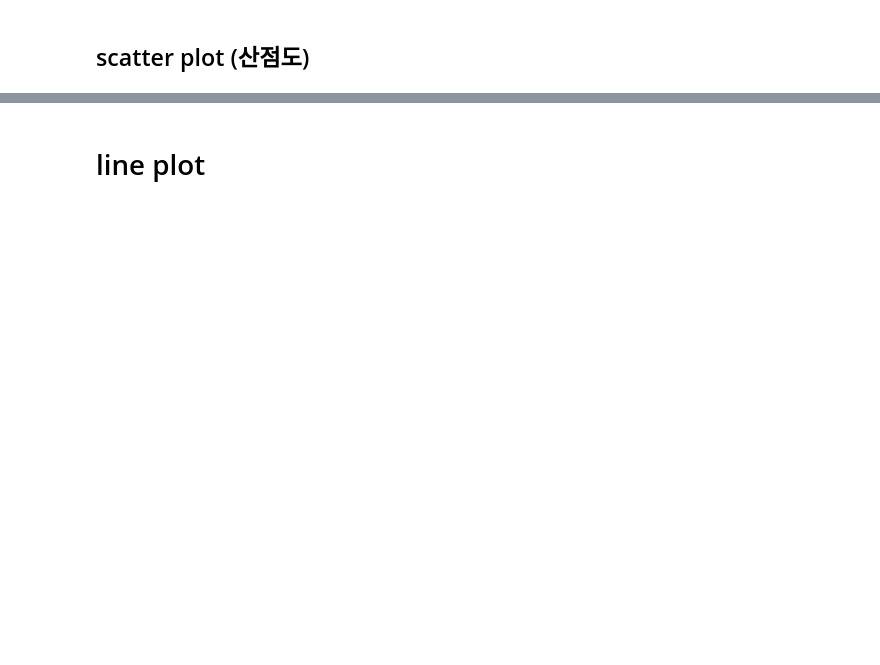
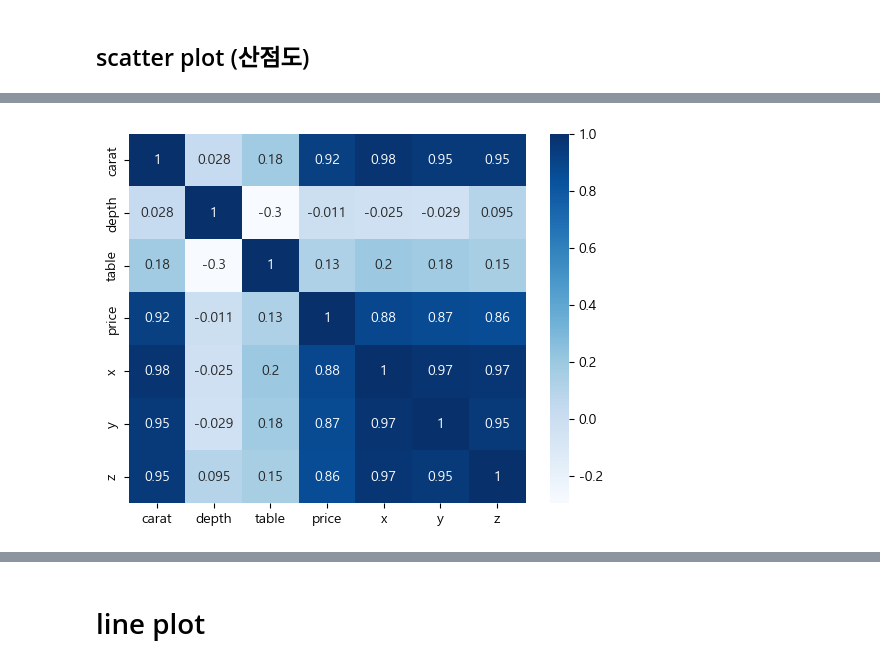
Before and after one commit to jaehoi-koo/myRepo, a Jupyter notebook: 06_pandas_시각화/08_Pandas 시각화.ipynb, the cells around one changed output, grey strips where cells are left out. Cells and saved outputs as stored; diff of their text form; code cells hidden in the pictures; blank space fills up the shorter version.

```diff
--- a/06_pandas_시각화/08_Pandas 시각화.ipynb
+++ b/06_pandas_시각화/08_Pandas 시각화.ipynb
@@ -116,7 +208,14 @@ v
 # %%
-plt.imshow(v)#, cmap="Blues")
-plt.colorbar()
+import seaborn as sns
+
+# plt.imshow(v, cmap="Blues")
+# plt.colorbar()
+# plt.show()
+
+sns.heatmap(v, annot=True, cmap='Blues')
 plt.show()
+# %% [output]
+[figure, added]
 # %%
 # plt.imshow() : 원래 기능 - 이미지출력
 from PIL import Image
```
Also changed, not shown: parts of 25 cells of this notebook, 50 other files.
